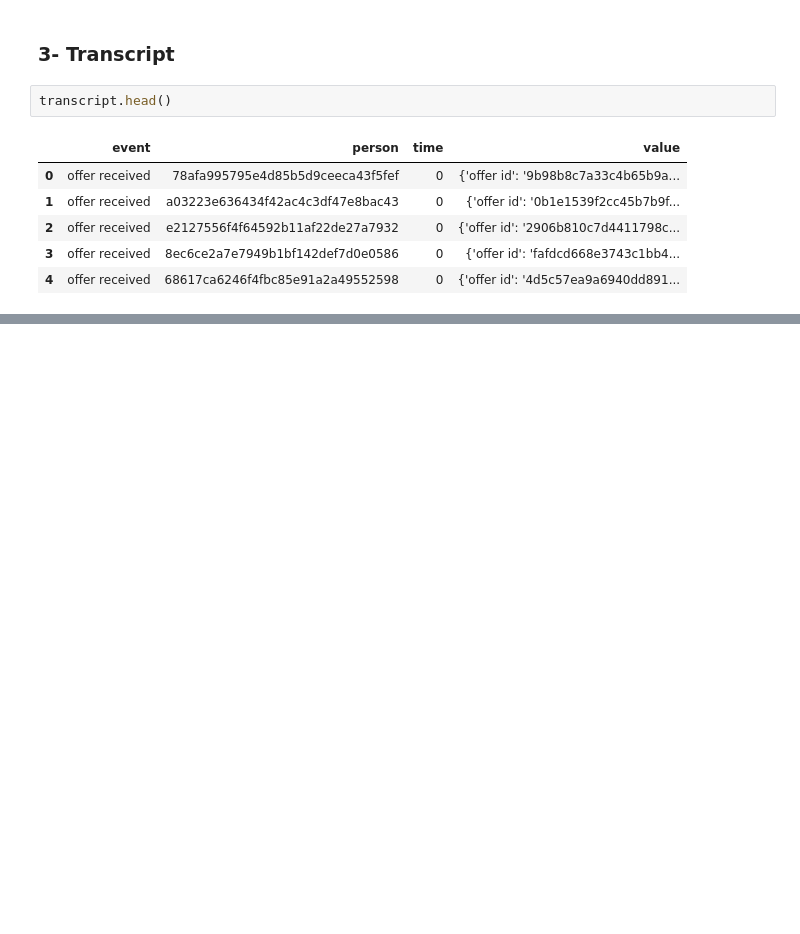
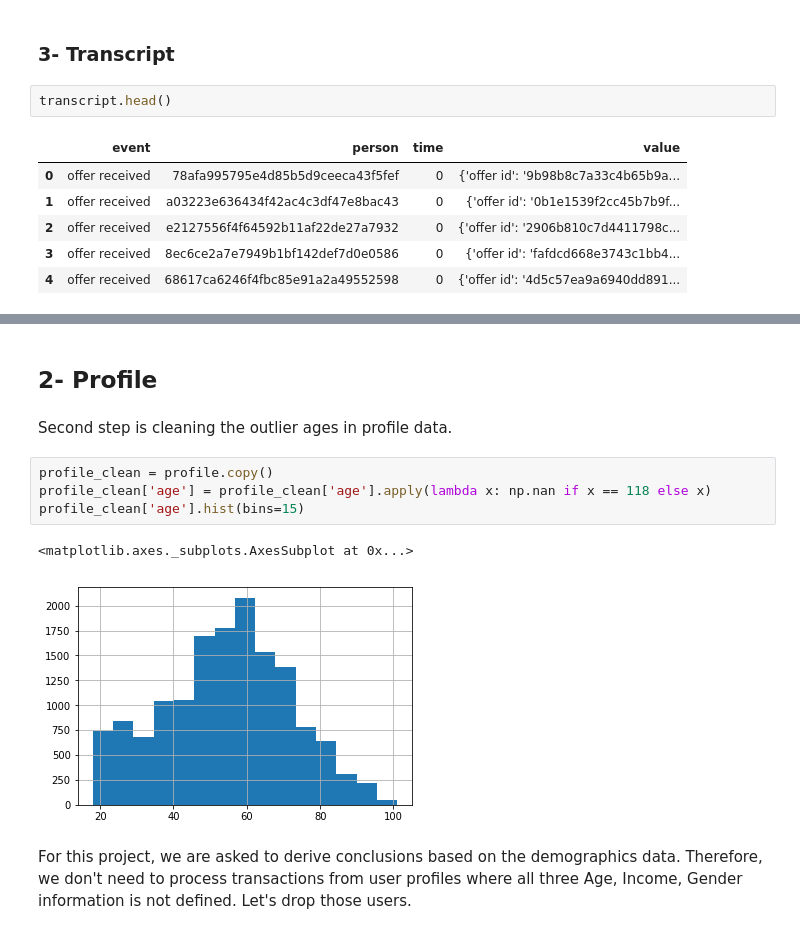
Before and after one commit to onurkapucu/Starbucks_Capstone, a Jupyter notebook: Starbucks_Capstone_notebook.ipynb, the cells around one changed output, grey strips where cells are left out. Saved outputs shown, nothing was run; the diff lists cells and outputs as text; blank space fills up the shorter version.

```diff
--- a/Starbucks_Capstone_notebook.ipynb
+++ b/Starbucks_Capstone_notebook.ipynb
@@ -149,0 +183,13 @@ Transcript is the table where the user behaviour and interactions with offers li
+# %% [markdown]
+## 2- Profile
+# %% [markdown]
+Second step is cleaning the outlier ages in profile data.
+# %%
+profile_clean = profile.copy()
+profile_clean['age'] = profile_clean['age'].apply(lambda x: np.nan if x == 118 else x)
+profile_clean['age'].hist(bins=15)
+# %% [output]
+<matplotlib.axes._subplots.AxesSubplot at 0x...>
+[figure, added]
+# %% [markdown]
+For this project, we are asked to derive conclusions based on the demographics data. Therefore, we don't need to process transactions from user profiles where all three Age, Income, Gender information is not defined. Let's drop those users.
```
Also changed, not shown: parts of 41 cells of this notebook.
